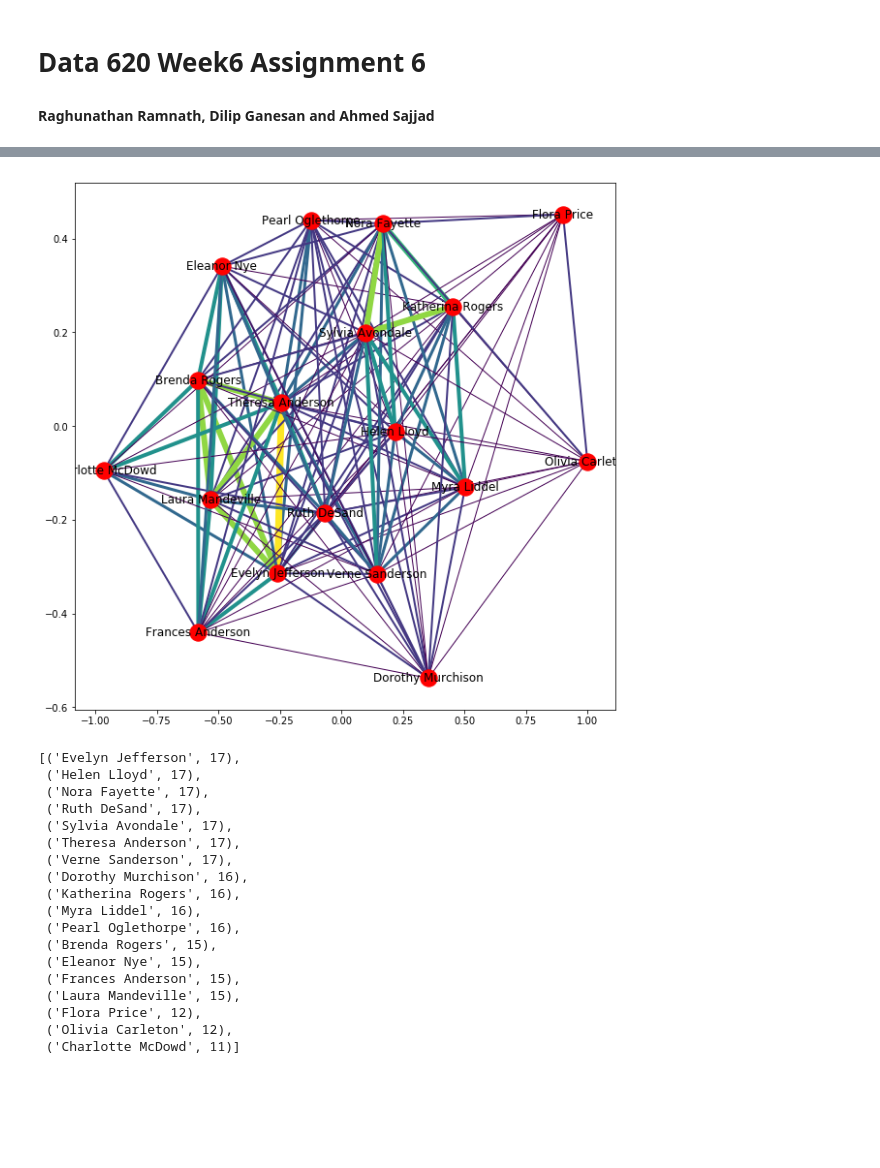
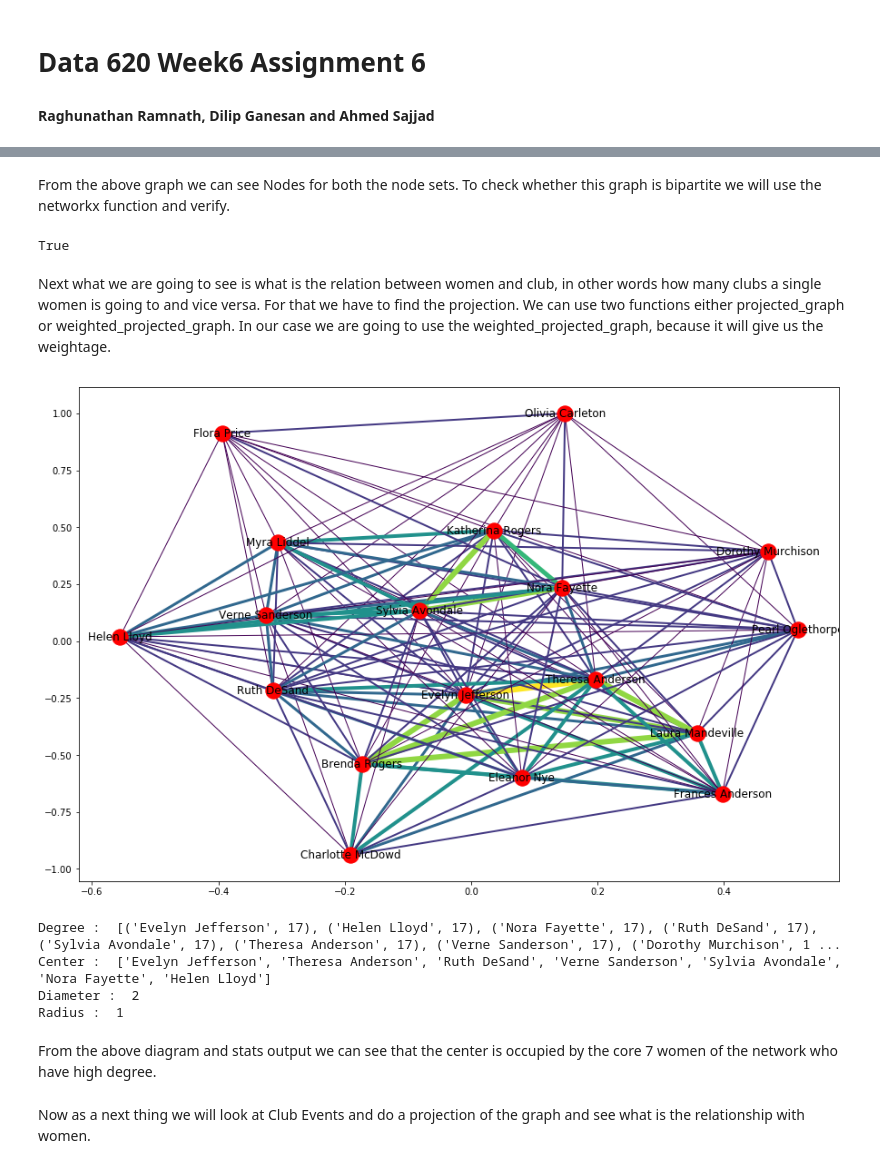
Before and after one commit to raghu74us/DATA-620, a Jupyter notebook: week6/620_week6_Assignment.ipynb, the cells around one changed output, grey strips where cells are left out. Drawn from its saved outputs; the diff is of its cells as text; code cells hidden in the pictures; blank space fills up the shorter version.

```diff
--- a/week6/620_week6_Assignment.ipynb
+++ b/week6/620_week6_Assignment.ipynb
@@ -50,11 +85,19 @@ clubs
+# %% [markdown]
+From the above graph we can see Nodes for both the node sets. To check whether this graph is bipartite we will use the networkx function and verify.
+# %%
+bi.is_bipartite(G) # Since the answer is True the graph is bipartite.
+# %% [output]
+True
+# %% [markdown]
+Next what we are going to see is what is the relation between women and club, in other words how many clubs a single women is going to and vice versa. For that we have to find the projection. We can use two functions either projected_graph or weighted_projected_graph. In our case we are going to use the weighted_projected_graph, because it will give us the weightage.
 # %%
 # Investigate the strength of the connections between the women
 W = bi.weighted_projected_graph(G, women, ratio=False)
 weights = [edata['weight'] for f,t,edata in W.edges(data=True)]
-plt.figure(figsize = (10,10))
+plt.figure(figsize = (15,10))
 nx.draw_networkx(W, width=weights, edge_color=weights)
 # %% [output]
-[figure, old version]
+[figure, new version]
 # %%
 # Degree of Women (number of edges adjacent each node)
 def sort_x(x):
@@ -64,26 +107,23 @@ def sort_x(x):
 w_degree = nx.degree(W)
 w_degree = {k:round(v,1) for k, v in (w_degree)}
 w_degree = sort_x(w_degree)
-w_degree
+print("Degree : ", w_degree)
+
+#Center
+print("Center : ", nx.center(W))
+#Diameter
+print("Diameter : ", nx.diameter(W))
+#Radius
+print("Radius : ", nx.radius(W))
 # %% [output]
-[('Evelyn Jefferson', 17),
- ('Helen Lloyd', 17),
- ('Nora Fayette', 17),
- ('Ruth DeSand', 17),
- ('Sylvia Avondale', 17),
- ('Theresa Anderson', 17),
- ('Verne Sanderson', 17),
- ('Dorothy Murchison', 16),
- ('Katherina Rogers', 16),
- ('Myra Liddel', 16),
- ('Pearl Oglethorpe', 16),
- ('Brenda Rogers', 15),
- ('Eleanor Nye', 15),
- ('Frances Anderson', 15),
- ('Laura Mandeville', 15),
- ('Flora Price', 12),
- ('Olivia Carleton', 12),
- ('Charlotte McDowd', 11)]
+Degree :  [('Evelyn Jefferson', 17), ('Helen Lloyd', 17), ('Nora Fayette', 17), ('Ruth DeSand', 17), ('Sylvia Avondale', 17), ('Theresa Anderson', 17), ('Verne Sanderson', 17), ('Dorothy Murchison', 1 ...
+Center :  ['Evelyn Jefferson', 'Theresa Anderson', 'Ruth DeSand', 'Verne Sanderson', 'Sylvia Avondale', 'Nora Fayette', 'Helen Lloyd']
+Diameter :  2
+Radius :  1
+# %% [markdown]
+From the above diagram and stats output we can see that the center is occupied by the core 7 women of the network who have high degree.
+# %% [markdown]
+Now as a next thing we will look at Club Events and do a projection of the graph and see what is the relationship with women.
 # %%
 # Now we'll look at the clubs
 
```
Also changed, not shown: parts of 15 cells of this notebook.
